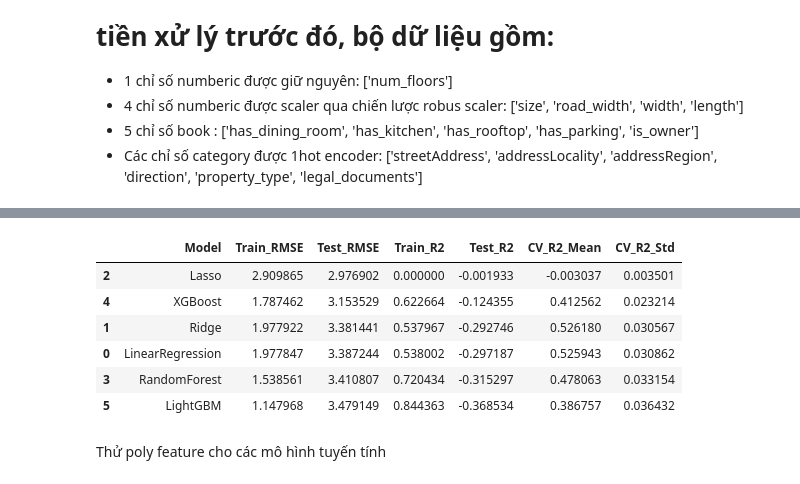
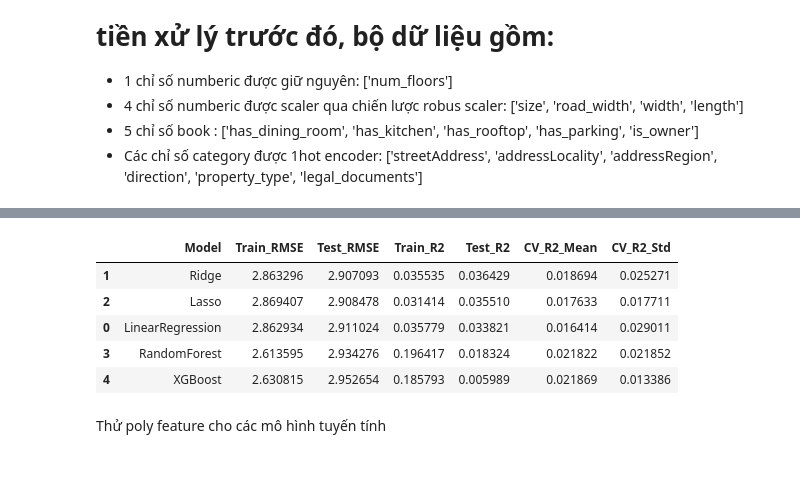
Before and after one commit to khaixinhtuoi/house_price_analysis, a Jupyter notebook: 01_build_model.ipynb, the cells around one changed output, grey strips where cells are left out. Drawn from its saved outputs; the diff is of its cells as text; code cells hidden in the pictures.

```diff
--- a/01_build_model.ipynb
+++ b/01_build_model.ipynb
@@ -382,5 +384,5 @@ Drop cột bị thiếu quá nhiều giá trị: is_owner, bị thiếu quá 95%
 # %%
-data = data.drop(['is_owner'], axis=1)
+data = data.drop(['is_owner', 'direction'], axis=1)
 # %% [markdown]
 ### Tách riêng 2 tập train/test và nhãn
 # %%
@@ -821,3 +867,6 @@ Lọc ra các category quan trọng để giữ lại, còn lại cho vào "Othe
+# %%
+X_train = X_train.drop(['legal_documents', 'streetAddress'], axis=1)
+X_test = X_test.drop(['legal_documents', 'streetAddress'], axis=1)
 # %% [markdown]
 Mã hóa 1hot-encoder với các feature dạng categorical
 # %%
@@ -853,2 +906,17 @@ X_test = pd.concat([X_test, X_test_encoded], axis=1)
+# %%
+from category_encoders import CatBoostEncoder
+
+# Chọn các cột categorical để encode
+catboost_cat_cols = ['addressLocality', 'addressRegion', 'property_type']
+
+# Khởi tạo encoder
+catboost_encoder = CatBoostEncoder(cols=catboost_cat_cols, return_df=True)
+
+# Fit và transform trên tập train, transform trên tập test
+X_train[catboost_cat_cols] = catboost_encoder.fit_transform(X_train[catboost_cat_cols], y_train)
+X_test[catboost_cat_cols] = catboost_encoder.transform(X_test[catboost_cat_cols])
+
+X_train_encode = X_train.copy()
+X_test_encode = X_test.copy()
 # %% [markdown]
 Xem thử outlier của dữ liệu số tổng quan (trước khi tách train/test), để tìm chiến lược scaler phù hợp: std, robus hay loại bỏ qua IQR
@@ -920,11 +989,11 @@ from sklearn.model_selection import RepeatedKFold, cross_val_score
 
 models = {
     "LinearRegression": LinearRegression(),
-    "Ridge": Ridge(),
-    "Lasso": Lasso(),
+    "Ridge": Ridge(alpha=100),
+    "Lasso": Lasso(alpha=0.1),
     "RandomForest": RandomForestRegressor(
         n_estimators=100,
-        max_depth=10,
+        max_depth=5,
         min_samples_split=5,
         min_samples_leaf=5,
         random_state=42
@@ -932,13 +1001,24 @@ models = {
     "XGBoost": XGBRegressor(
         learning_rate=0.01,
         n_estimators=100,
-        max_depth=8,
+        max_depth=5,
         subsample=0.8,
         random_state=42,
         verbosity=0
     ),
-    "LightGBM": LGBMRegressor(random_state=42, force_col_wise=True)
+    # "LightGBM": LGBMRegressor(random_state=42, force_col_wise=True)
+    # "CatBoostRegressor": CatBoostRegressor(
+    #     iterations=1000,
+    #     learning_rate=0.05,
+    #     depth=6,
+    #     early_stopping_rounds=50,
+    #     verbose=0,
+    #     random_state=42,
+    #     cat_features=['streetAddress', 'addressLocality', 'addressRegion', 'direction', 'property_type', 'legal_documents']
+    # )
 }
+
+tree_based_models = ["RandomForest", "XGBoost", "LightGBM"] # có thể bổ sung thêm nếu cần
 
 # Danh sách lưu trữ kết quả
 results = {
@@ -952,18 +1032,33 @@ results = {
 }
 
 # Cross-validation strategy
-cv_strategy = RepeatedKFold(n_splits=5, n_repeats=3, random_state=42)
+cv_strategy = RepeatedKFold(n_splits=5, n_repeats=1, random_state=42)
 
 for name, model in models.items():
-    # Cross-validation scores trên tập huấn luyện
-    cv_scores = cross_val_score(model, X_train, y_train, cv=cv_strategy, scoring='r2')
-    cv_r2_mean = np.mean(cv_scores)
-    cv_r2_std = np.std(cv_scores)
-
-    # Huấn luyện với toàn bộ tập huấn luyện
-    regressor = model.fit(X_train, y_train)
-    y_train_pred = regressor.predict(X_train)
-    y_test_pred = regressor.predict(X_test)
+    # CatBoostRegressor: xử lý riêng với X_train_og và X_test_og
+    if name == "CatBoostRegressor":
+        cv_scores = cross_val_score(model, X_train_og, y_train, cv=cv_strategy, scoring='r2')
+        cv_r2_mean = np.mean(cv_scores)
+        cv_r2_std = np.std(cv_scores)
+        regressor = model.fit(X_train_og, y_train)
+        y_train_pred = regressor.predict(X_train_og)
+        y_test_pred = regressor.predict(X_test_og)
+    # Tree-based models (trừ CatBoost): dùng X_train_encode và X_test_encode
+    elif name in tree_based_models:
+        cv_scores = cross_val_score(model, X_train_encode, y_train, cv=cv_strategy, scoring='r2')
+        cv_r2_mean = np.mean(cv_scores)
+        cv_r2_std = np.std(cv_scores)
+        regressor = model.fit(X_train_encode, y_train)
+        y_train_pred = regressor.predict(X_train_encode)
+        y_test_pred = regressor.predict(X_test_encode)
+    # Các model tuyến tính: truyền vào X_train, X_test thường
+    else:
+        cv_scores = cross_val_score(model, X_train, y_train, cv=cv_strategy, scoring='r2')
+        cv_r2_mean = np.mean(cv_scores)
+        cv_r2_std = np.std(cv_scores)
+        regressor = model.fit(X_train, y_train)
+        y_train_pred = regressor.predict(X_train)
+        y_test_pred = regressor.predict(X_test)
 
     # RMSE
     train_rmse = np.sqrt(mean_squared_error(y_train, y_train_pred))
@@ -1006,10 +1084,9 @@ df_results
 |  | Model | Train_RMSE | Test_RMSE | Train_R2 | Test_R2 | CV_R2_Mean | CV_R2_Std |
-| 2 | Lasso | 2.909865 | 2.976902 | 0.000000 | -0.001933 | -0.003037 | 0.003501 |
-| 4 | XGBoost | 1.787462 | 3.153529 | 0.622664 | -0.124355 | 0.412562 | 0.023214 |
-| 1 | Ridge | 1.977922 | 3.381441 | 0.537967 | -0.292746 | 0.526180 | 0.030567 |
-| 0 | LinearRegression | 1.977847 | 3.387244 | 0.538002 | -0.297187 | 0.525943 | 0.030862 |
-| 3 | RandomForest | 1.538561 | 3.410807 | 0.720434 | -0.315297 | 0.478063 | 0.033154 |
-| 5 | LightGBM | 1.147968 | 3.479149 | 0.844363 | -0.368534 | 0.386757 | 0.036432 |
+| 1 | Ridge | 2.863296 | 2.907093 | 0.035535 | 0.036429 | 0.018694 | 0.025271 |
+| 2 | Lasso | 2.869407 | 2.908478 | 0.031414 | 0.035510 | 0.017633 | 0.017711 |
+| 0 | LinearRegression | 2.862934 | 2.911024 | 0.035779 | 0.033821 | 0.016414 | 0.029011 |
+| 3 | RandomForest | 2.613595 | 2.934276 | 0.196417 | 0.018324 | 0.021822 | 0.021852 |
+| 4 | XGBoost | 2.630815 | 2.952654 | 0.185793 | 0.005989 | 0.021869 | 0.013386 |
 # %% [markdown]
 Thử poly feature cho các mô hình tuyến tính
 # %%
```
Also changed, not shown: parts of 20 cells of this notebook, 4 other files.
